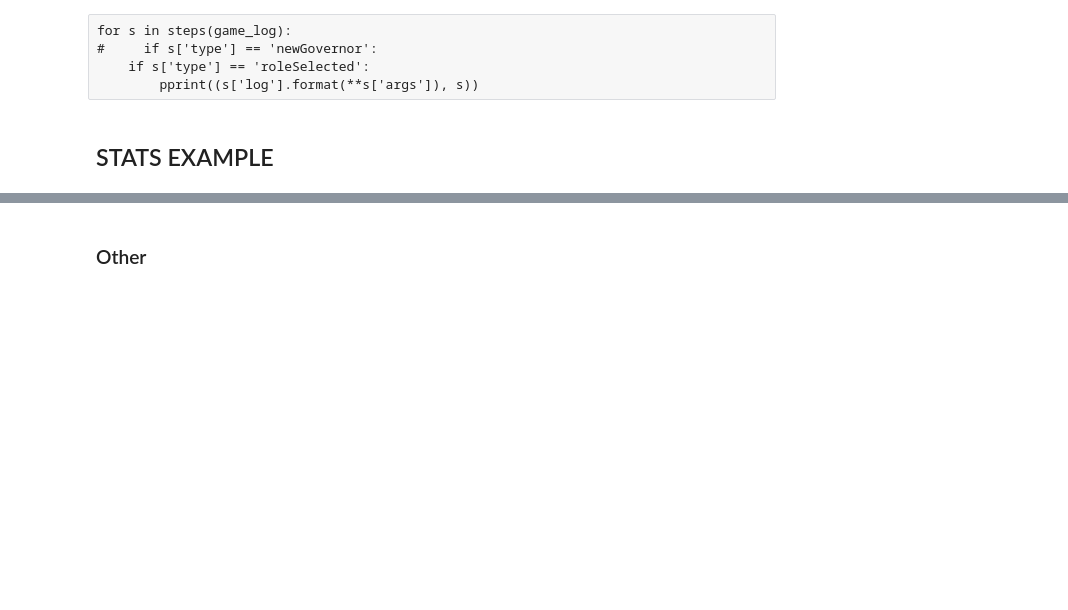
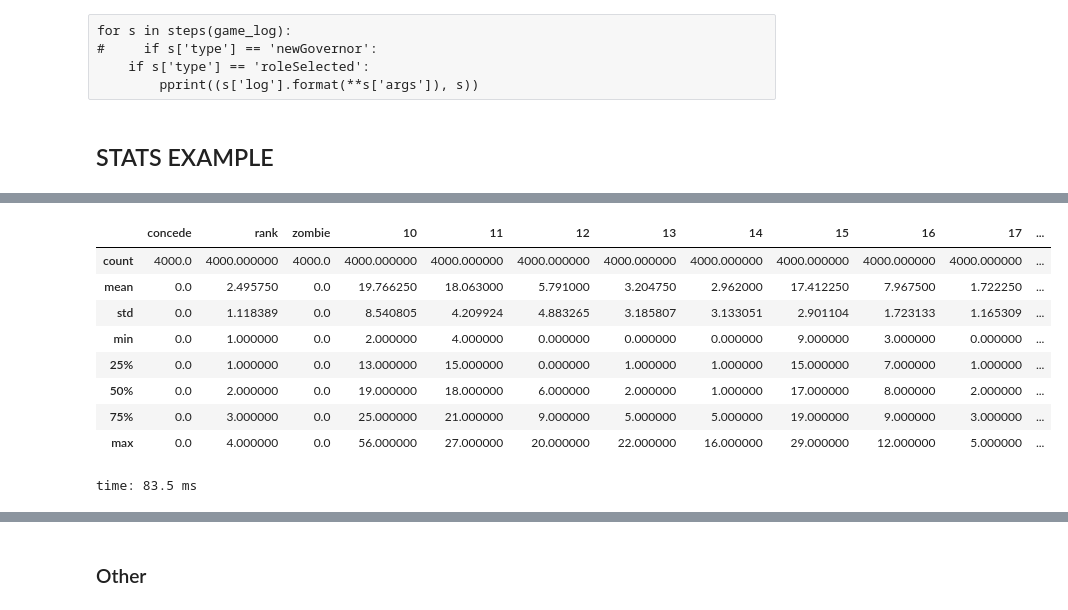
Before and after one commit to xiwix/binder, a Jupyter notebook: bga.puertorico.analyze.ipynb, the cells around one changed output, grey strips where cells are left out. Drawn from its saved outputs; the diff is of its cells as text; code cells hidden in the pictures; blank space fills up the shorter version.

```diff
--- a/bga.puertorico.analyze.ipynb
+++ b/bga.puertorico.analyze.ipynb
@@ -449,0 +470,13 @@ time: 196 ms
+# %%
+df_player.describe()
+# %% [output]
+|  | concede | rank | zombie | 10 | 11 | 12 | 13 | 14 | 15 | 16 | 17 | ... |
+| count | 4000.0 | 4000.000000 | 4000.0 | 4000.000000 | 4000.000000 | 4000.000000 | 4000.000000 | 4000.000000 | 4000.000000 | 4000.000000 | 4000.000000 | ... |
+| mean | 0.0 | 2.495750 | 0.0 | 19.766250 | 18.063000 | 5.791000 | 3.204750 | 2.962000 | 17.412250 | 7.967500 | 1.722250 | ... |
+| std | 0.0 | 1.118389 | 0.0 | 8.540805 | 4.209924 | 4.883265 | 3.185807 | 3.133051 | 2.901104 | 1.723133 | 1.165309 | ... |
+| min | 0.0 | 1.000000 | 0.0 | 2.000000 | 4.000000 | 0.000000 | 0.000000 | 0.000000 | 9.000000 | 3.000000 | 0.000000 | ... |
+| 25% | 0.0 | 1.000000 | 0.0 | 13.000000 | 15.000000 | 0.000000 | 1.000000 | 1.000000 | 15.000000 | 7.000000 | 1.000000 | ... |
+| 50% | 0.0 | 2.000000 | 0.0 | 19.000000 | 18.000000 | 6.000000 | 2.000000 | 1.000000 | 17.000000 | 8.000000 | 2.000000 | ... |
+| 75% | 0.0 | 3.000000 | 0.0 | 25.000000 | 21.000000 | 9.000000 | 5.000000 | 5.000000 | 19.000000 | 9.000000 | 3.000000 | ... |
+| max | 0.0 | 4.000000 | 0.0 | 56.000000 | 27.000000 | 20.000000 | 22.000000 | 16.000000 | 29.000000 | 12.000000 | 5.000000 | ... |
+time: 83.5 ms
```
Also changed, not shown: parts of 7 cells of this notebook.
